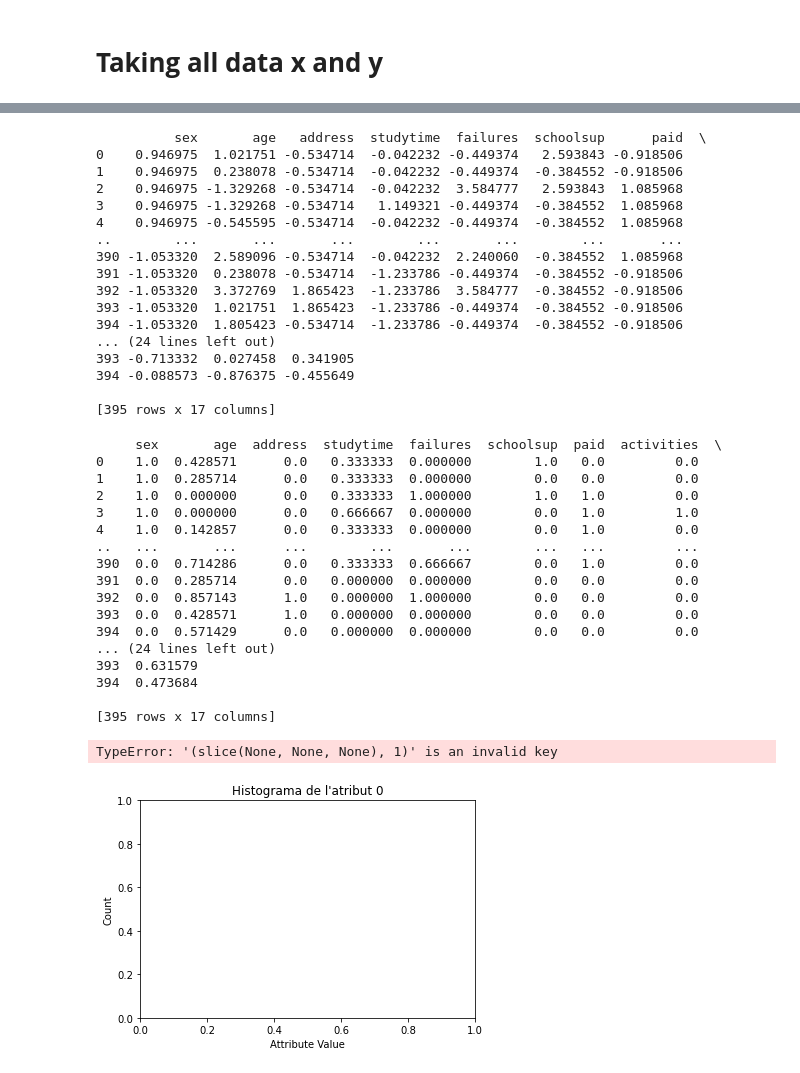
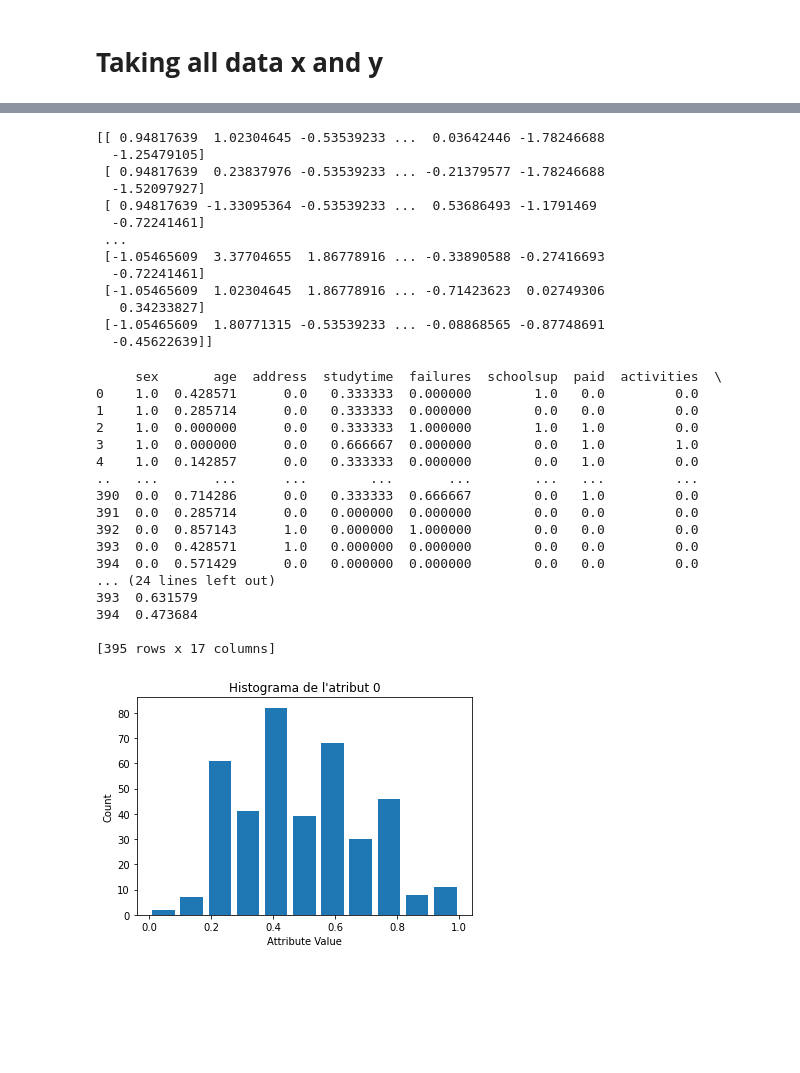
Before and after one commit to gerardburgues/LinearRegression, a Jupyter notebook: LinearRegression/colab.ipynb, the cells around one changed output, grey strips where cells are left out. Cells and saved outputs as stored; diff of their text form; code cells hidden in the pictures; blank space fills up the shorter version.

Commit message:
Correlation graphic and regression done.

```diff
--- a/LinearRegression/colab.ipynb
+++ b/LinearRegression/colab.ipynb
@@ -79,15 +123,6 @@ data.shape
 (395, 18)
 # %% [markdown]
 # **Data Transformation**
-# %%
-
-
-# for yes / no values:
-d = {'yes': 1, 'no': 0}
-data['schoolsup'] = data['schoolsup'].map(d)
-# %%
-d = {'F': 1, 'M': 0}
-data['sex'] = data['sex'].map(d)
 # %%
 
 
@@ -190,8 +193,10 @@ def regression(x, y):
 # %%
-#transform data
-#Urban sera 0
-#Rural sera 1
-print(data)
+
+data['schoolsup'] = data['schoolsup'].replace(['no'],0)
+data['schoolsup'] = data['schoolsup'].replace(['yes'],1)
+data['sex'] = data['sex'].replace(['M'],0)
+data['sex'] = data['sex'].replace(['F'],1)
+
 data['address'] = data['address'].replace(['U'],0)
 data['address'] = data['address'].replace(['R'],1)
 #No --> 0
@@ -206,20 +211,3 @@ data['higher'] = data['higher'].replace(['no'],0)
 data['higher'] = data['higher'].replace(['yes'],1)
 x = data.iloc[:,:-1]
 y = data.iloc[:,-1]
-
-#Normalization
-min_max = MinMaxScaler()
-dataNormalize = min_max.fit_transform(data)
-
-
-#converting dataNormalize to x and y to pandas
-
-df = pd.DataFrame(dataNormalize, columns=['sex','age','address',  'studytime' , 'failures' ,
-                                          'schoolsup', 'paid', 'activities' ,'higher',
-                                          'romantic' , 'famrel' ,' freetime ' ,'Walc','health','absences' , 'G1' ,' G2', 'G3'])
-
-x_df =  df.iloc[:,:-1]
-y_df = df.iloc[:,-1]
-
-print(x_df.dtypes)
-print(y_df)
@@ -244,4 +225,9 @@ Name: G3, Length: 395, dtype: float64
 # %%
+##Aplying standarization
+# we need x to have x standarize. We already normalize so we probably dont need it
+x = x_df.to_numpy()
+
+
 def standarize(x_train):
     mean = x_train.mean(0)
     std = x_train.std(0)
@@ -249,52 +235,49 @@ def standarize(x_train):
     x_t /= std[None, :]
     return x_t
 
-x_t = standarize(x_df)
+x_t = standarize(x)
 
 print(x_t)
 # %% [output]
-          sex       age   address  studytime  failures  schoolsup      paid  \
-0    0.946975  1.021751 -0.534714  -0.042232 -0.449374   2.593843 -0.918506
-1    0.946975  0.238078 -0.534714  -0.042232 -0.449374  -0.384552 -0.918506
-2    0.946975 -1.329268 -0.534714  -0.042232  3.584777   2.593843  1.085968
-3    0.946975 -1.329268 -0.534714   1.149321 -0.449374  -0.384552  1.085968
-4    0.946975 -0.545595 -0.534714  -0.042232 -0.449374  -0.384552  1.085968
-..        ...       ...       ...        ...       ...        ...       ...
-390 -1.053320  2.589096 -0.534714  -0.042232  2.240060  -0.384552  1.085968
-391 -1.053320  0.238078 -0.534714  -1.233786 -0.449374  -0.384552 -0.918506
-392 -1.053320  3.372769  1.865423  -1.233786  3.584777  -0.384552 -0.918506
-393 -1.053320  1.021751  1.865423  -1.233786 -0.449374  -0.384552 -0.918506
-394 -1.053320  1.805423 -0.534714  -1.233786 -0.449374  -0.384552 -0.918506
-... (24 lines left out)
-393 -0.713332  0.027458  0.341905
-394 -0.088573 -0.876375 -0.455649
-
-[395 rows x 17 columns]
+[[ 0.94817639  1.02304645 -0.53539233 ...  0.03642446 -1.78246688
+  -1.25479105]
+ [ 0.94817639  0.23837976 -0.53539233 ... -0.21379577 -1.78246688
+  -1.52097927]
+ [ 0.94817639 -1.33095364 -0.53539233 ...  0.53686493 -1.1791469
+  -0.72241461]
+ ...
+ [-1.05465609  3.37704655  1.86778916 ... -0.33890588 -0.27416693
+  -0.72241461]
+ [-1.05465609  1.02304645  1.86778916 ... -0.71423623  0.02749306
+   0.34233827]
+ [-1.05465609  1.80771315 -0.53539233 ... -0.08868565 -0.87748691
+  -0.45622639]]
 # %%
+##Se puede mostrar el lineal normalize y el standarize normalize
+
 print(x_df)
 plt.figure()
 plt.title("Histograma de l'atribut 0")
 plt.xlabel("Attribute Value")
 plt.ylabel("Count")
-hist = plt.hist(x_t[:,1], bins=11, range=[np.min(x_t[:,0]), np.max(x_t[:,0])], histtype="bar", rwidth=0.8)
+hist = plt.hist(x[:,15], bins=11, range=[np.min(x[:,0]), np.max(x[:,0])], histtype="bar", rwidth=0.8)
 # %% [output]
      sex       age  address  studytime  failures  schoolsup  paid  activities  \
 0    1.0  0.428571      0.0   0.333333  0.000000        1.0   0.0         0.0
 1    1.0  0.285714      0.0   0.333333  0.000000        0.0   0.0         0.0
 2    1.0  0.000000      0.0   0.333333  1.000000        1.0   1.0         0.0
 3    1.0  0.000000      0.0   0.666667  0.000000        0.0   1.0         1.0
 4    1.0  0.142857      0.0   0.333333  0.000000        0.0   1.0         0.0
 ..   ...       ...      ...        ...       ...        ...   ...         ...
 390  0.0  0.714286      0.0   0.333333  0.666667        0.0   1.0         0.0
 391  0.0  0.285714      0.0   0.000000  0.000000        0.0   0.0         0.0
 392  0.0  0.857143      1.0   0.000000  1.000000        0.0   0.0         0.0
 393  0.0  0.428571      1.0   0.000000  0.000000        0.0   0.0         0.0
 394  0.0  0.571429      0.0   0.000000  0.000000        0.0   0.0         0.0
 ... (24 lines left out)
 393  0.631579
 394  0.473684
 
 [395 rows x 17 columns]
-TypeError: '(slice(None, None, None), 1)' is an invalid key
-[figure, old version]
+[figure, new version]
 # %%
```
Also changed, not shown: parts of 29 cells of this notebook.
